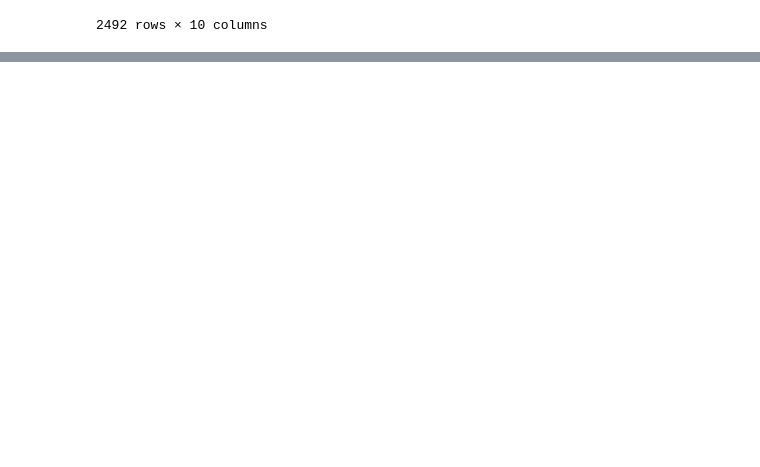
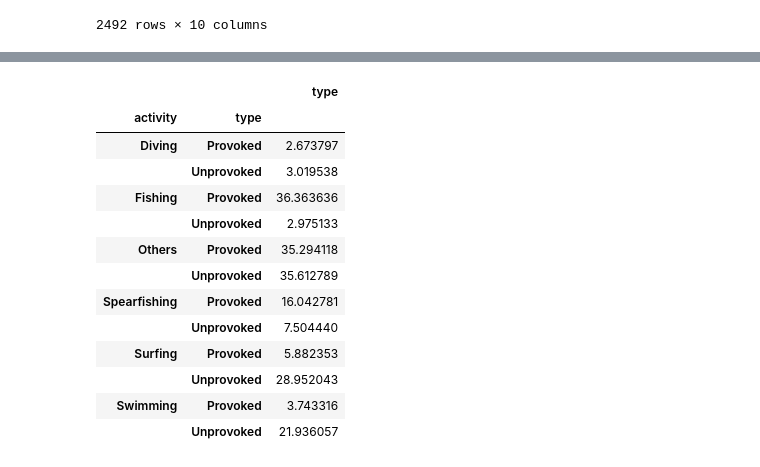
Before and after one commit to WHYTEWYLL/shark_attack, a Jupyter notebook: Analisis.ipynb, the cells around one changed output, grey strips where cells are left out. Drawn from its saved outputs; the diff is of its cells as text; code cells hidden in the pictures; blank space fills up the shorter version.

```diff
--- a/Analisis.ipynb
+++ b/Analisis.ipynb
@@ -70,0 +55,18 @@ See the caveats in the documentation: https://pandas.pydata.org/pandas-docs/stab
+# %%
+df.groupby(["activity","type"]).agg({"type":"count"}).groupby(level=1).apply(
+    lambda x: 100 * x / x.sum())
+# %% [output]
+|  |  | type |
+| activity | type |  |
+| Diving | Provoked | 2.673797 |
+|  | Unprovoked | 3.019538 |
+| Fishing | Provoked | 36.363636 |
+|  | Unprovoked | 2.975133 |
+| Others | Provoked | 35.294118 |
+|  | Unprovoked | 35.612789 |
+| Spearfishing | Provoked | 16.042781 |
+|  | Unprovoked | 7.504440 |
+| Surfing | Provoked | 5.882353 |
+|  | Unprovoked | 28.952043 |
+| Swimming | Provoked | 3.743316 |
+|  | Unprovoked | 21.936057 |
```
Also changed, not shown: parts of 16 cells of this notebook, 2 other files.
